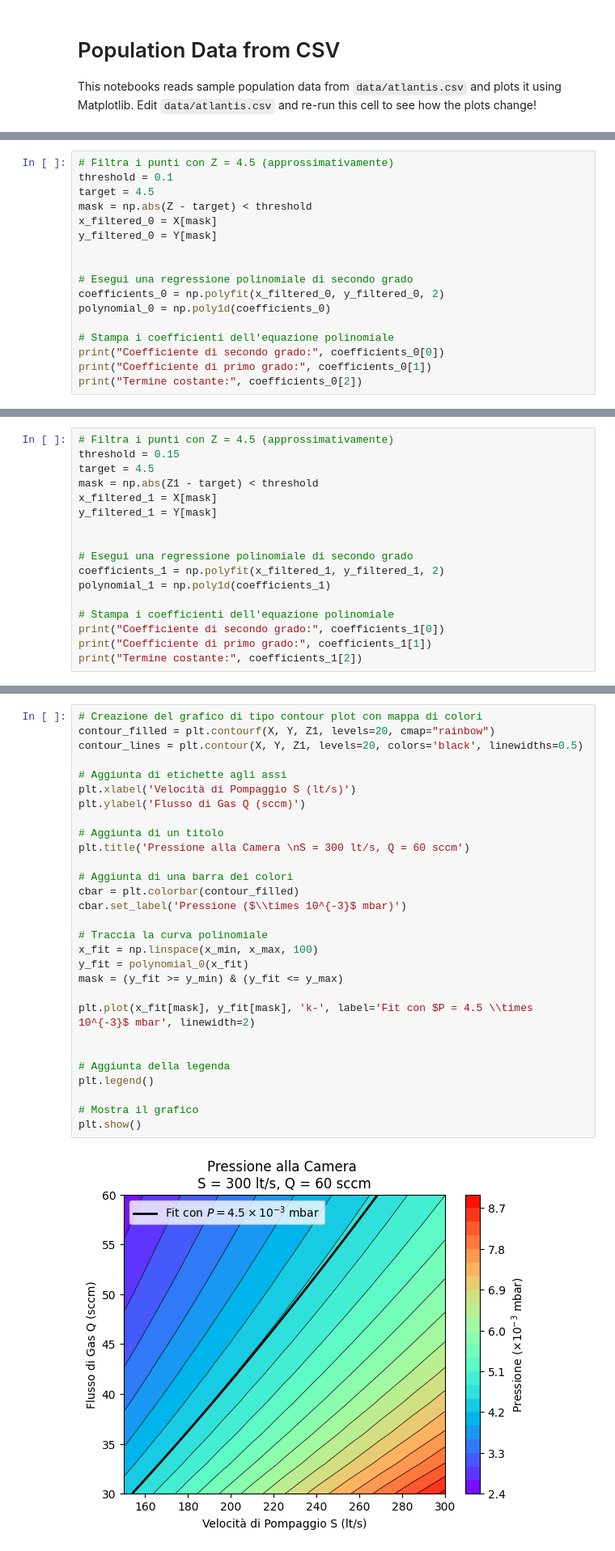
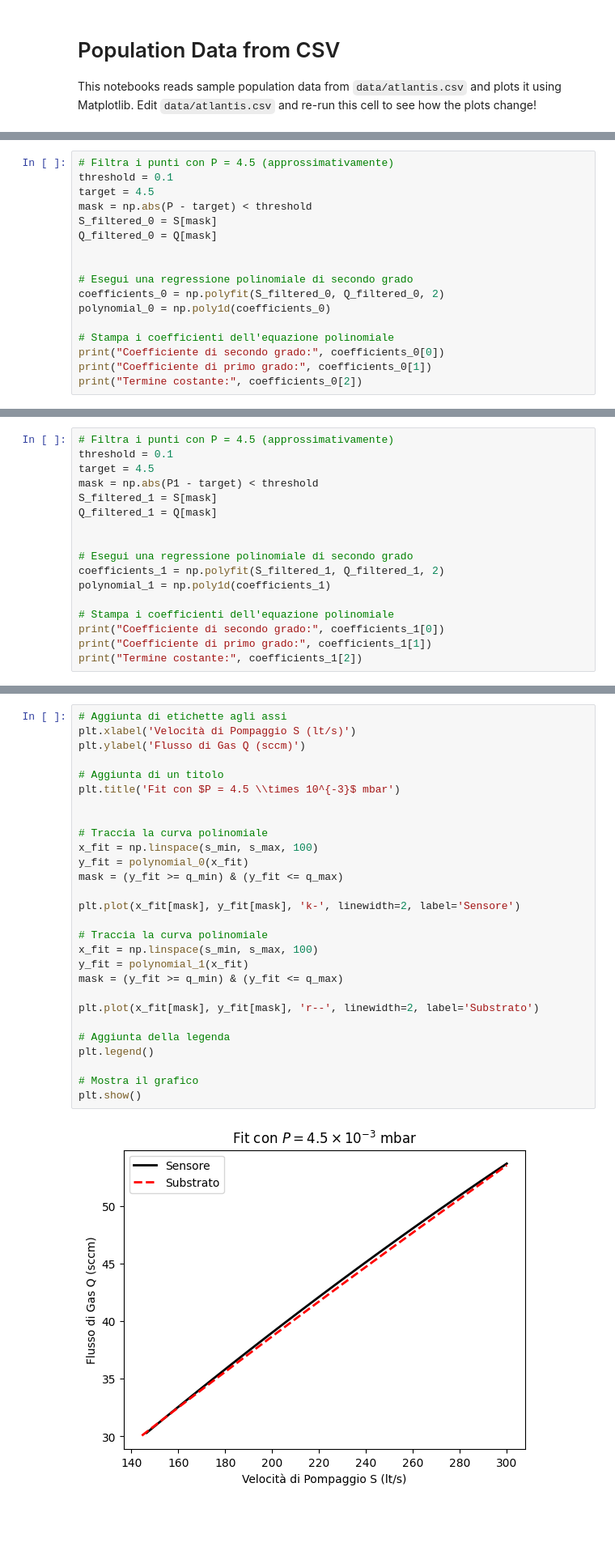
Before and after one commit to roncolat/my-jupyter-lab, a Jupyter notebook: notebooks/population.ipynb, the cells around one changed output, grey strips where cells are left out. Shown at 81% size. Drawn from its saved outputs; the diff is of its cells as text; blank space fills up the shorter version.

```diff
--- a/notebooks/population.ipynb
+++ b/notebooks/population.ipynb
@@ -46,14 +66,14 @@ Z1 = z1_temp.reshape(x_shape, y_shape) * 1000
 # %%
-# Filtra i punti con Z = 4.5 (approssimativamente)
+# Filtra i punti con P = 4.5 (approssimativamente)
 threshold = 0.1
 target = 4.5
-mask = np.abs(Z - target) < threshold
-x_filtered_0 = X[mask]
-y_filtered_0 = Y[mask]
+mask = np.abs(P - target) < threshold
+S_filtered_0 = S[mask]
+Q_filtered_0 = Q[mask]
 
 
 # Esegui una regressione polinomiale di secondo grado
-coefficients_0 = np.polyfit(x_filtered_0, y_filtered_0, 2)
+coefficients_0 = np.polyfit(S_filtered_0, Q_filtered_0, 2)
 polynomial_0 = np.poly1d(coefficients_0)
 
 # Stampa i coefficienti dell'equazione polinomiale
@@ -67,14 +87,14 @@ Termine costante: -0.3749999999998171
 # %%
-# Filtra i punti con Z = 4.5 (approssimativamente)
-threshold = 0.15
+# Filtra i punti con P = 4.5 (approssimativamente)
+threshold = 0.1
 target = 4.5
-mask = np.abs(Z1 - target) < threshold
-x_filtered_1 = X[mask]
-y_filtered_1 = Y[mask]
+mask = np.abs(P1 - target) < threshold
+S_filtered_1 = S[mask]
+Q_filtered_1 = Q[mask]
 
 
 # Esegui una regressione polinomiale di secondo grado
-coefficients_1 = np.polyfit(x_filtered_1, y_filtered_1, 2)
+coefficients_1 = np.polyfit(S_filtered_1, Q_filtered_1, 2)
 polynomial_1 = np.poly1d(coefficients_1)
 
 # Stampa i coefficienti dell'equazione polinomiale
@@ -127,31 +139,30 @@ plt.show()
 # %%
-# Creazione del grafico di tipo contour plot con mappa di colori
-contour_filled = plt.contourf(X, Y, Z1, levels=20, cmap="rainbow")
-contour_lines = plt.contour(X, Y, Z1, levels=20, colors='black', linewidths=0.5)
-
 # Aggiunta di etichette agli assi
 plt.xlabel('Velocità di Pompaggio S (lt/s)')
 plt.ylabel('Flusso di Gas Q (sccm)')
 
 # Aggiunta di un titolo
-plt.title('Pressione alla Camera \nS = 300 lt/s, Q = 60 sccm')
+plt.title('Fit con $P = 4.5 \\times 10^{-3}$ mbar')
 
-# Aggiunta di una barra dei colori
-cbar = plt.colorbar(contour_filled)
-cbar.set_label('Pressione ($\\times 10^{-3}$ mbar)')
 
 # Traccia la curva polinomiale
-x_fit = np.linspace(x_min, x_max, 100)
+x_fit = np.linspace(s_min, s_max, 100)
 y_fit = polynomial_0(x_fit)
-mask = (y_fit >= y_min) & (y_fit <= y_max)
+mask = (y_fit >= q_min) & (y_fit <= q_max)
 
-plt.plot(x_fit[mask], y_fit[mask], 'k-', label='Fit con $P = 4.5 \\times 10^{-3}$ mbar', linewidth=2)
+plt.plot(x_fit[mask], y_fit[mask], 'k-', linewidth=2, label='Sensore')
 
+# Traccia la curva polinomiale
+x_fit = np.linspace(s_min, s_max, 100)
+y_fit = polynomial_1(x_fit)
+mask = (y_fit >= q_min) & (y_fit <= q_max)
+
+plt.plot(x_fit[mask], y_fit[mask], 'r--', linewidth=2, label='Substrato')
 
 # Aggiunta della legenda
 plt.legend()
 
 # Mostra il grafico
 plt.show()
 # %% [output]
-[figure, old version]
+[figure, new version]
```
Also changed, not shown: parts of 10 cells of this notebook.
